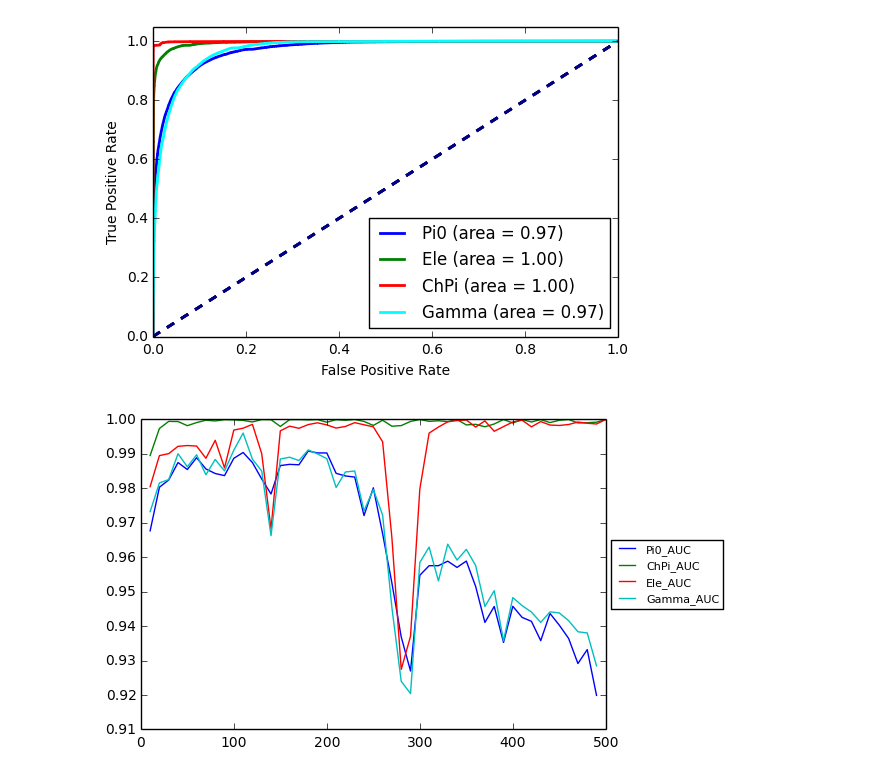
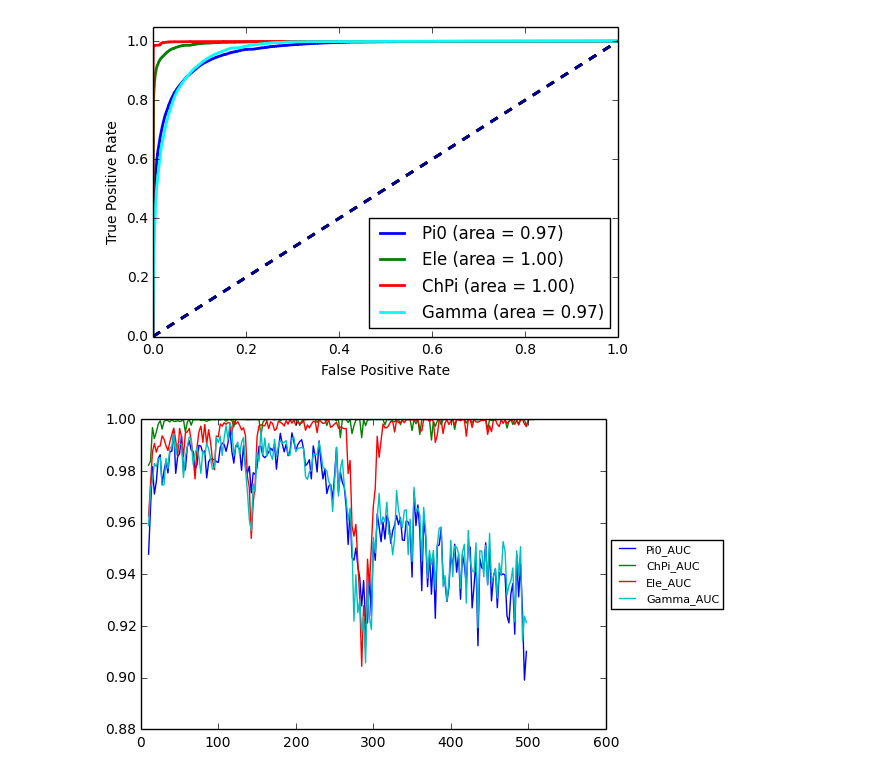
Before and after one commit to UTA-HEP-Computing/CaloDNN, a Jupyter notebook: AnalyzePerformance.ipynb, the cells around one changed output. Saved outputs shown, nothing was run; the diff lists cells and outputs as text; code cells hidden in the pictures.

```diff
--- a/AnalyzePerformance.ipynb
+++ b/AnalyzePerformance.ipynb
@@ -56,16 +56,18 @@ or matplotlib.backends is imported for the first time.
 
   warnings.warn(_use_error_msg)
 [figure]
-# %%
-# Bin the data
-E_min,E_max,E_bins=10.,510.,50.
-
-Energy=target[:,:,2].flatten()
-BD,E_binning=BinDataIndex(Energy, E_min, E_max, E_bins)
 # %%
-# Run the Classification Analysis in Bins
-BinnedResults=BinMultiClassificationAnalysis(MyModel,Test_Y=Test_Y,Y_binning=E_binning,
-                                             bin_indecies=BD, result=result,
-                                             IndexMap={0:'Pi0', 2:'ChPi', 3:'Gamma', 1:'Ele'})
+# Bin the data
+Energy=target[:,:,2].flatten()
+
+def AUCvsEnergy(E_min=10.,E_max=510.,E_bins=100.):
+    BD,E_binning=BinDataIndex(Energy, E_min, E_max, E_bins)
+    # Run the Classification Analysis in Bins
+    return BinMultiClassificationAnalysis(MyModel,Test_Y=Test_Y,Y_binning=E_binning,
+                                          bin_indecies=BD, result=result,
+                                          IndexMap={0:'Pi0', 2:'ChPi', 3:'Gamma', 1:'Ele'})
-# %% [output]
-[figure, removed]
+# %%
+# Full Energy Range
+Res=AUCvsEnergy(10.,510.,200.)
+# %% [output]
+[figure, added]
```
Also changed, not shown: parts of 2 cells of this notebook.
